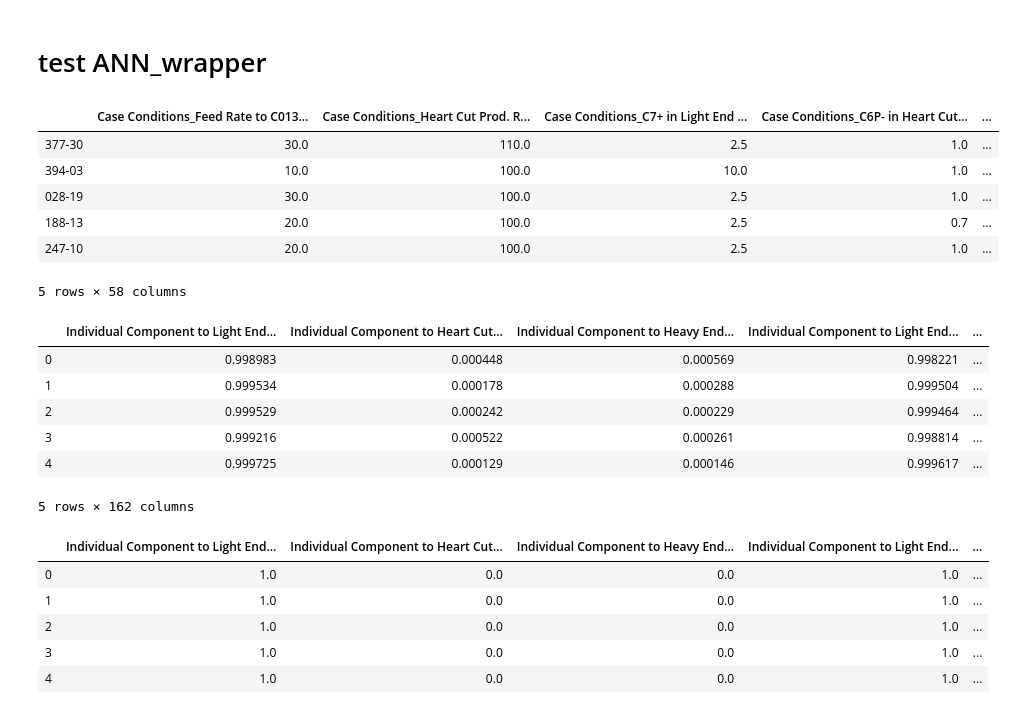
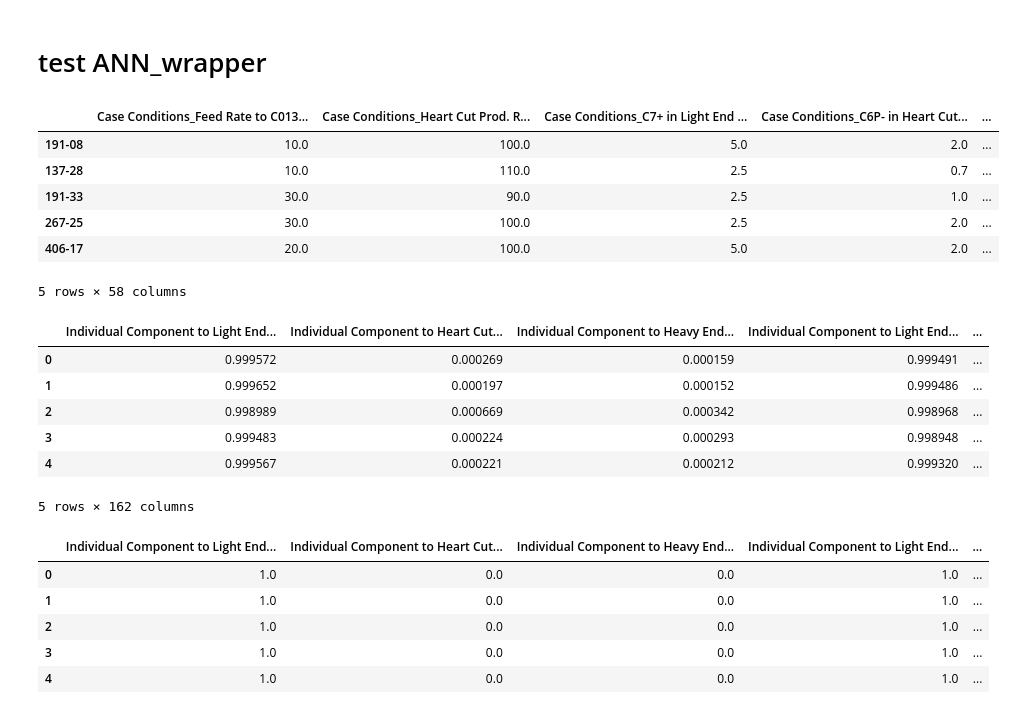
Before and after one commit to skywalker0803r/oil_project_20200424, a Jupyter notebook: notebook/build_ann_model_1.ipynb, the cells around one changed output. Drawn from its saved outputs; the diff is of its cells as text; code cells hidden in the pictures.

```diff
--- a/notebook/build_ann_model_1.ipynb
+++ b/notebook/build_ann_model_1.ipynb
@@ -146,6 +145,7 @@ sp2 = int(len(X)*0.9)
 X_train,Y_train = X.iloc[:sp1,:],Y.iloc[:sp1,:]
 X_valid,Y_valid = X.iloc[sp1:sp2,:],Y.iloc[sp1:sp2,:]
 X_test,Y_test = X.iloc[sp2:,:],Y.iloc[sp2:,:]
+test_idx = X_test.index
 
 print(X_train.shape)
 print(Y_train.shape)
@@ -449,28 +449,28 @@ model = ANN_wrapper(x_col,y_col,n_col,ss,net.eval())
 # %% [markdown]
 # test ANN_wrapper
 # %%
-data = pd.read_csv(root+'train.csv',index_col=0).sample(1000)
+data = pd.read_csv(root+'train.csv',index_col=0).loc[test_idx,:]
 x = data[x_col]
 y_real = data[y_col]
 x.head()
 # %% [output]
 |  | Case Conditions_Feed Rate to C013... | Case Conditions_Heart Cut Prod. R... | Case Conditions_C7+ in Light End ... | Case Conditions_C6P- in Heart Cut... | ... |
-| 377-30 | 30.0 | 110.0 | 2.5 | 1.0 | ... |
-| 394-03 | 10.0 | 100.0 | 10.0 | 1.0 | ... |
-| 028-19 | 30.0 | 100.0 | 2.5 | 1.0 | ... |
-| 188-13 | 20.0 | 100.0 | 2.5 | 0.7 | ... |
-| 247-10 | 20.0 | 100.0 | 2.5 | 1.0 | ... |
+| 191-08 | 10.0 | 100.0 | 5.0 | 2.0 | ... |
+| 137-28 | 10.0 | 110.0 | 2.5 | 0.7 | ... |
+| 191-33 | 30.0 | 90.0 | 2.5 | 1.0 | ... |
+| 267-25 | 30.0 | 100.0 | 2.5 | 2.0 | ... |
+| 406-17 | 20.0 | 100.0 | 5.0 | 2.0 | ... |
 5 rows × 58 columns
 # %%
 y_pred = model.predict(x)
 y_pred.head()
 # %% [output]
 |  | Individual Component to Light End... | Individual Component to Heart Cut... | Individual Component to Heavy End... | Individual Component to Light End... | ... |
-| 0 | 0.998983 | 0.000448 | 0.000569 | 0.998221 | ... |
-| 1 | 0.999534 | 0.000178 | 0.000288 | 0.999504 | ... |
-| 2 | 0.999529 | 0.000242 | 0.000229 | 0.999464 | ... |
-| 3 | 0.999216 | 0.000522 | 0.000261 | 0.998814 | ... |
-| 4 | 0.999725 | 0.000129 | 0.000146 | 0.999617 | ... |
+| 0 | 0.999572 | 0.000269 | 0.000159 | 0.999491 | ... |
+| 1 | 0.999652 | 0.000197 | 0.000152 | 0.999486 | ... |
+| 2 | 0.998989 | 0.000669 | 0.000342 | 0.998968 | ... |
+| 3 | 0.999483 | 0.000224 | 0.000293 | 0.998948 | ... |
+| 4 | 0.999567 | 0.000221 | 0.000212 | 0.999320 | ... |
 5 rows × 162 columns
 # %%
 y_real = y_real.reset_index(drop=True)
```
Also changed, not shown: parts of 16 cells of this notebook.
